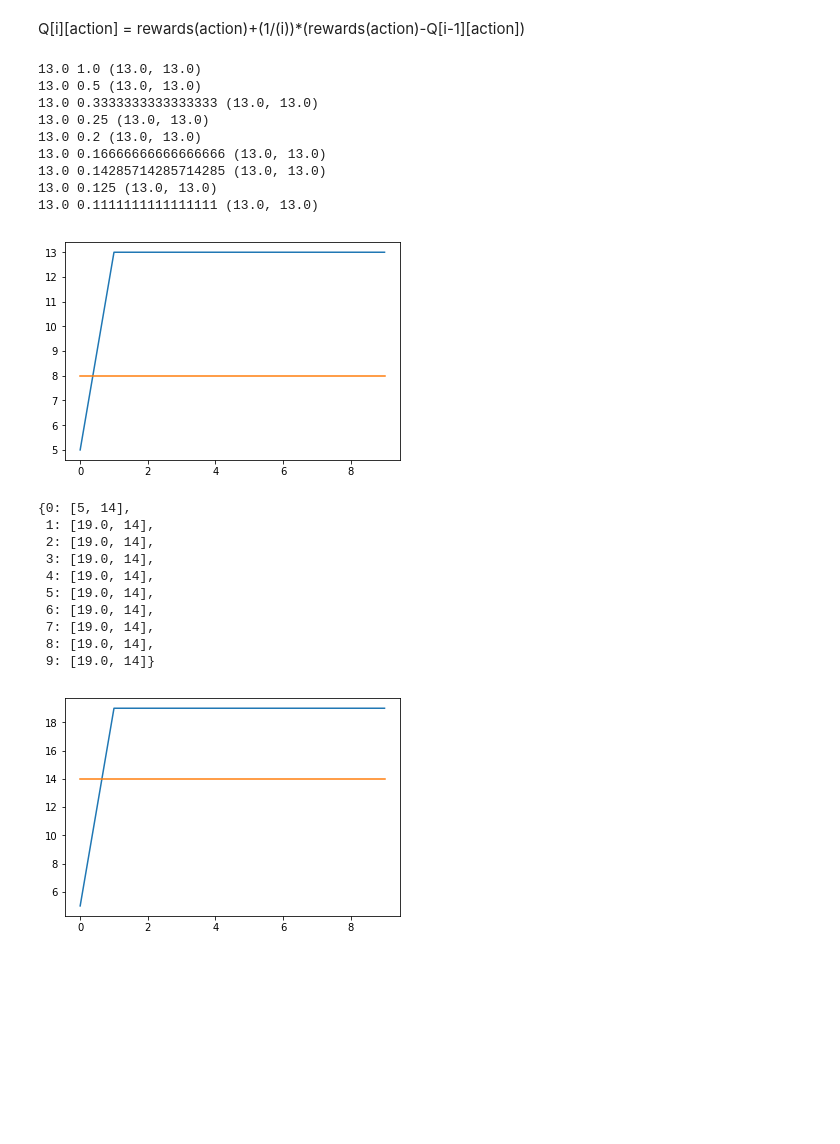
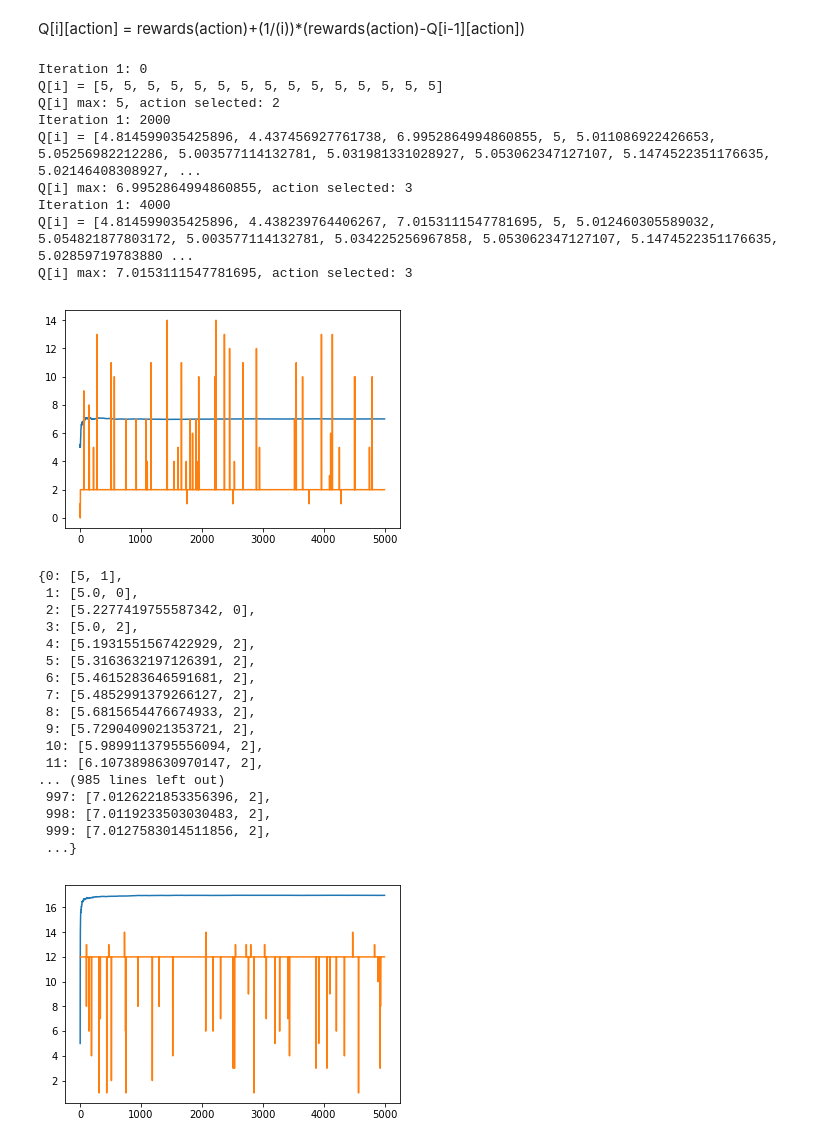
Before and after one commit to prraoo/reinforcement_learning, a Jupyter notebook: CCE/Assignment/Assignment1.ipynb, the cells around one changed output. Saved outputs shown, nothing was run; the diff lists cells and outputs as text; code cells hidden in the pictures; blank space fills up the shorter version.

Commit message:
added epsilon greedy, TODO: Add a class structure

```diff
--- a/CCE/Assignment/Assignment1.ipynb
+++ b/CCE/Assignment/Assignment1.ipynb
@@ -44,49 +39,66 @@ action_value = {}
 # %% [markdown]
 Q[i][action] = rewards(action)+(1/(i))*(rewards(action)-Q[i-1][action])
 # %%
-for i in range(0,10):
+# Init
+Q = {}
+epsilon = 0.01
+action_value = {}
+
+for i in range(0,5000):
     if i == 0:
         Q[i] = [5 for i in range(0,15)]
         action = np.random.randint(1,15)
     else:
+        Q[i][action] = Q[i-1][action]+(1/(i+1))*(rewards(action,False)-Q[i-1][action])
+        #Q[i][action] = Q[i][action]+0.01*(rewards(action)-Q[i][action])
+        #print(Q[i][action],(1/(i)),(rewards(action),Q[i][action]))
 
-        Q[i][action] = Q[i-1][action]+(1/(i))*(rewards(action)-Q[i-1][action])
-        print(Q[i-1][action],(1/(i)),(rewards(action),Q[i-1][action]))
-        action = np.argmax(Q[i])
+        if np.random.rand() > epsilon:
+            action = np.argmax(Q[i])
+        else:
+            action = np.random.randint(1,15)
 
     action_value[i] = [np.array(Q[i]).max(),action]
-    """print("Iteration: {}\nQ[i] = {} \nQ[i] max: {}, action selected: {}".format(
-            i,Q[i],np.array(Q[i]).max(),action+1))"""
+    if i%2000==0:
+        print("Iteration {}: {}\nQ[i] = {} \nQ[i] max: {}, action selected: {}".format(1%10,
+                i,Q[i],np.array(Q[i]).max(),action+1))
     Q[i+1] = Q[i]
 
 plt.plot(list(action_value.values()))
 plt.show()
 # %% [output]
-13.0 1.0 (13.0, 13.0)
-13.0 0.5 (13.0, 13.0)
-13.0 0.3333333333333333 (13.0, 13.0)
-13.0 0.25 (13.0, 13.0)
-13.0 0.2 (13.0, 13.0)
-13.0 0.16666666666666666 (13.0, 13.0)
-13.0 0.14285714285714285 (13.0, 13.0)
-13.0 0.125 (13.0, 13.0)
-13.0 0.1111111111111111 (13.0, 13.0)
+Iteration 1: 0
+Q[i] = [5, 5, 5, 5, 5, 5, 5, 5, 5, 5, 5, 5, 5, 5, 5]
+Q[i] max: 5, action selected: 2
+Iteration 1: 2000
+Q[i] = [4.814599035425896, 4.437456927761738, 6.9952864994860855, 5, 5.011086922426653, 5.05256982212286, 5.003577114132781, 5.031981331028927, 5.053062347127107, 5.1474522351176635, 5.02146408308927, ...
+Q[i] max: 6.9952864994860855, action selected: 3
+Iteration 1: 4000
+Q[i] = [4.814599035425896, 4.438239764406267, 7.0153111547781695, 5, 5.012460305589032, 5.054821877803172, 5.003577114132781, 5.034225256967858, 5.053062347127107, 5.1474522351176635, 5.02859719783880 ...
+Q[i] max: 7.0153111547781695, action selected: 3
-[figure, old version]
+[figure, new version]
 # %%
 action_value
 # %% [output]
-{0: [5, 14],
- 1: [19.0, 14],
- 2: [19.0, 14],
- 3: [19.0, 14],
- 4: [19.0, 14],
- 5: [19.0, 14],
- 6: [19.0, 14],
- 7: [19.0, 14],
- 8: [19.0, 14],
- 9: [19.0, 14]}
+{0: [5, 1],
+ 1: [5.0, 0],
+ 2: [5.2277419755587342, 0],
+ 3: [5.0, 2],
+ 4: [5.1931551567422929, 2],
+ 5: [5.3163632197126391, 2],
+ 6: [5.4615283646591681, 2],
+ 7: [5.4852991379266127, 2],
+ 8: [5.6815654476674933, 2],
+ 9: [5.7290409021353721, 2],
+ 10: [5.9899113795556094, 2],
+ 11: [6.1073898630970147, 2],
+... (985 lines left out)
+ 997: [7.0126221853356396, 2],
+ 998: [7.0119233503030483, 2],
+ 999: [7.0127583014511856, 2],
+ ...}
 # %%
 plt.plot(list(action_value.values()))
 plt.show()
 # %% [output]
-[figure, old version]
+[figure, new version]
```
Also changed, not shown: parts of 3 cells of this notebook.
